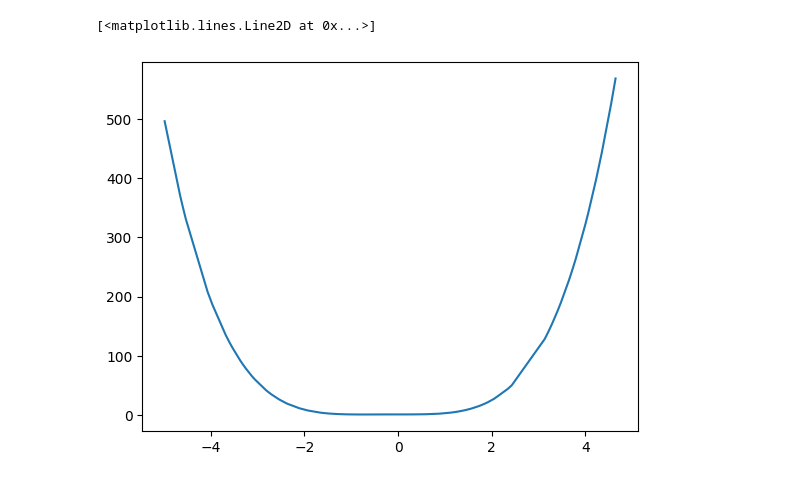
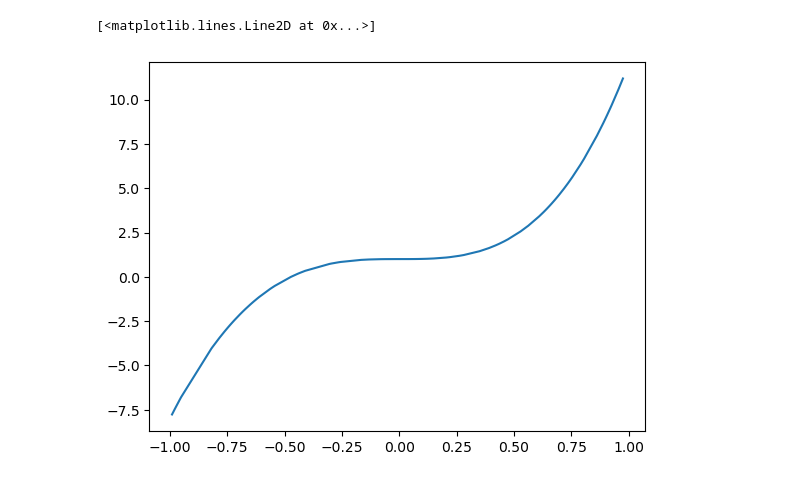
Before and after one commit to ArturKunafin/hse_dl_2024, a Jupyter notebook: Week1/PartLinear.ipynb, the cells around one changed output. Cells and saved outputs as stored; diff of their text form; code cells hidden in the pictures.

```diff
--- a/Week1/PartLinear.ipynb
+++ b/Week1/PartLinear.ipynb
@@ -57,11 +64,11 @@ plt.plot(loss_values)
 # %%
-kek = (np.random.rand(100, 1) * 10 - 5)[:, 0]
+kek = (np.random.rand(100, 1) * (right - left) + left)[:, 0]
 target = f(kek)
 
 p = kek.argsort()
+
+plt.plot(kek[p], target[p])
+# %% [output]
+[<matplotlib.lines.Line2D at 0x...>]
+[figure, added]
-# %%
-plt.plot(kek[p], target[p])
-# %% [output]
-[<matplotlib.lines.Line2D at 0x...>]
-[figure, removed]
 # %%
```
Also changed, not shown: parts of 14 cells of this notebook.
